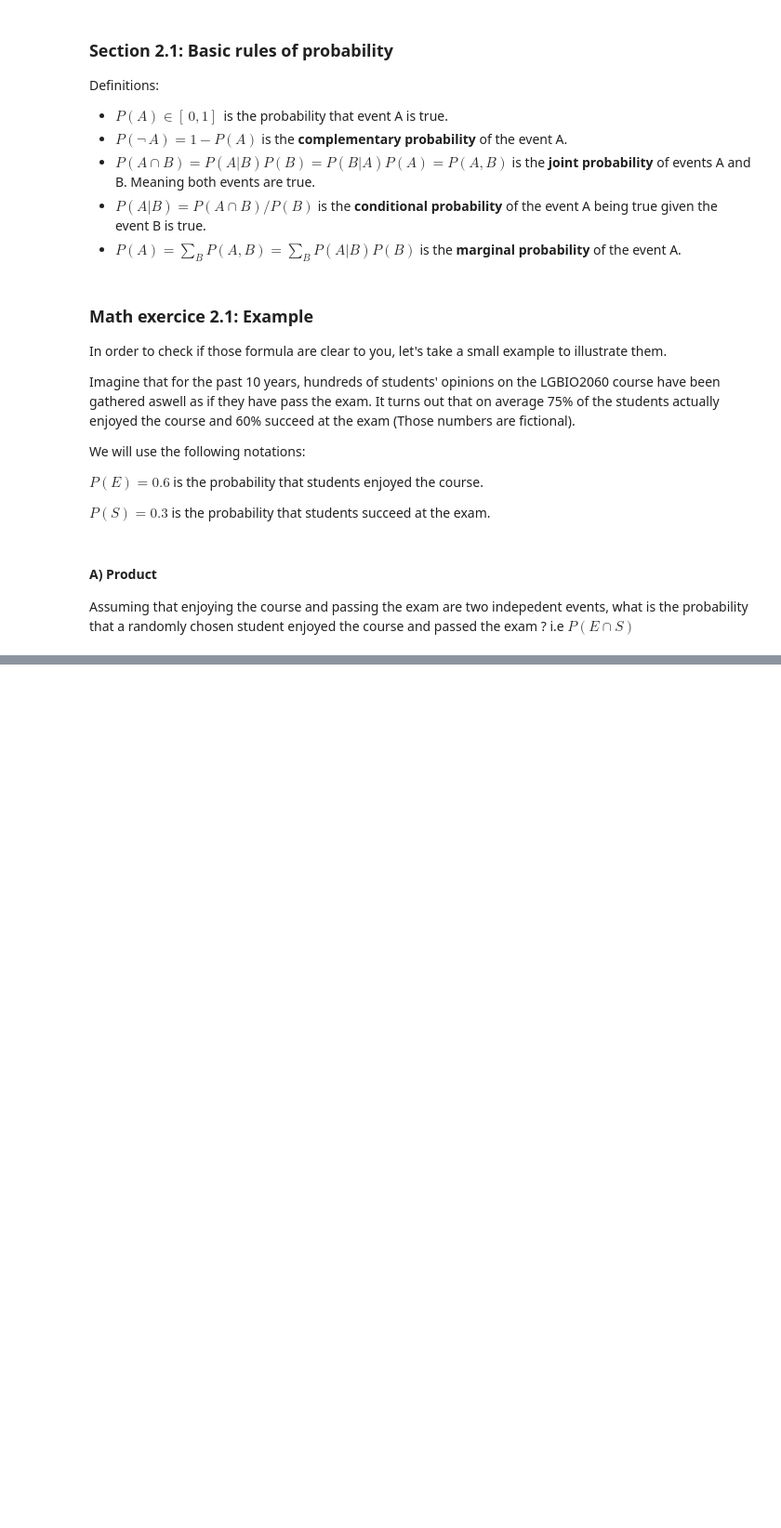
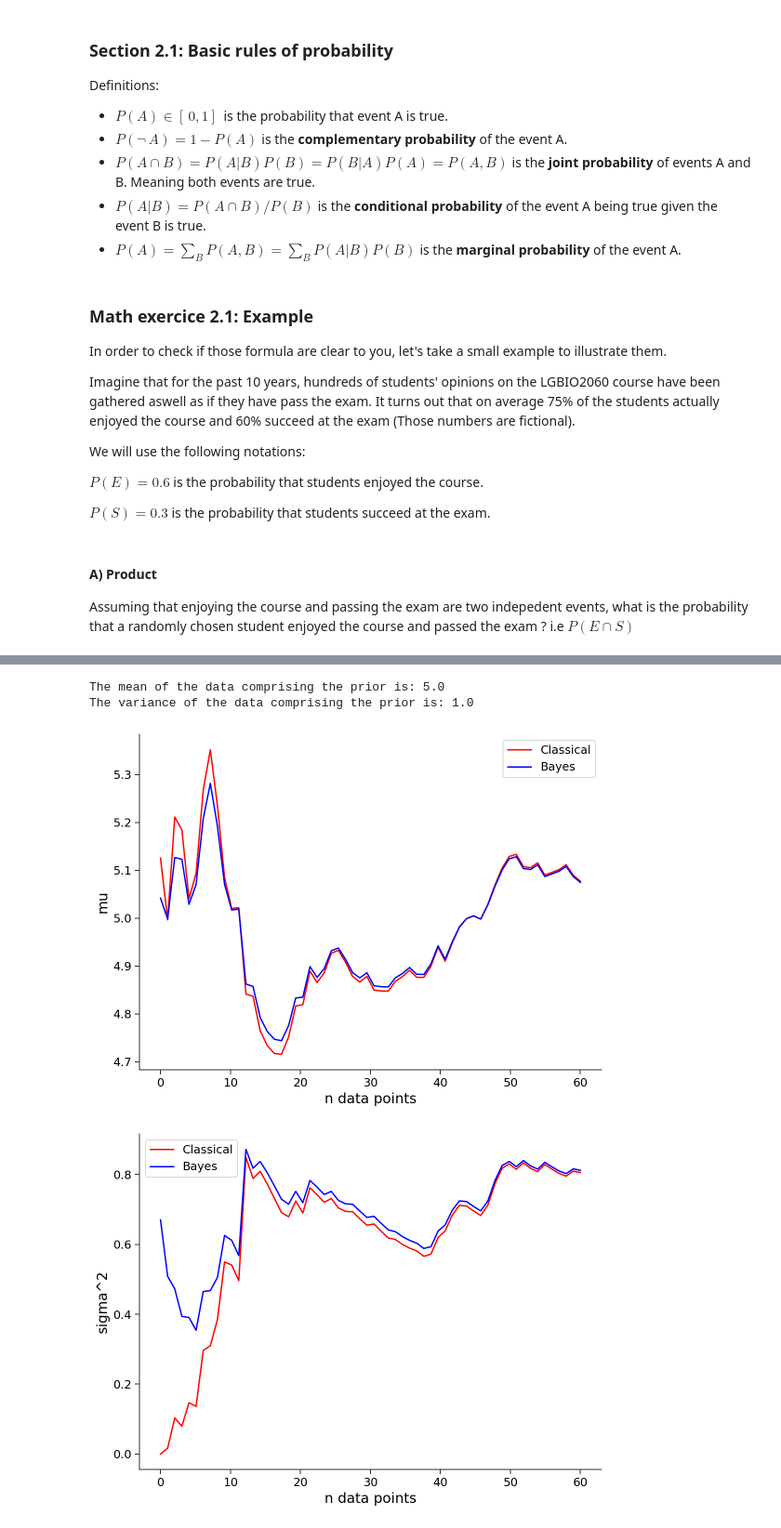
Before and after one commit to svandergoote/LGBIO2060-2022, a Jupyter notebook: LGBIO2060_TP1.ipynb, the cells around one changed output, grey strips where cells are left out. Shown at 93% size. Drawn from its saved outputs; the diff is of its cells as text; code cells hidden in the pictures; blank space fills up the shorter version.

Commit message:
Ajout de la partie Bayes

```diff
--- a/LGBIO2060_TP1.ipynb
+++ b/LGBIO2060_TP1.ipynb
@@ -575,0 +657,66 @@ interactive(children=(FloatSlider(value=7.5, description='mu', max=15.0), FloatS
+# %%
+# @markdown Execute to visualize inference
+
+def classic_vs_bayesian_normal(mu, sigma, num_points, prior):
+  """ Compute both classical and Bayesian inference processes over the range of
+  data sample sizes (num_points) for a normal distribution with parameters
+  mu,sigma for comparison.
+
+  Args:
+    mu (scalar): the mean parameter of the normal distribution
+    sigma (scalar): the standard deviation parameter of the normal distribution
+    num_points (int): max number of points to use for inference
+    prior (ndarray): prior data points for Bayesian inference
+
+  Returns:
+    mean_classic (ndarray): estimate mean parameter via classic inference
+    var_classic (ndarray): estimate variance parameter via classic inference
+    mean_bayes (ndarray): estimate mean parameter via Bayesian inference
+    var_bayes (ndarray): estimate variance parameter via Bayesian inference
+  """
+
+  # Initialize the classical and Bayesian inference arrays that will estimate
+  # the normal parameters given a certain number of randomly sampled data points
+  mean_classic = np.zeros(num_points)
+  var_classic = np.zeros(num_points)
+
+  mean_bayes = np.zeros(num_points)
+  var_bayes = np.zeros(num_points)
+
+  for nData in range(num_points):
+
+    random_num_generator = default_rng(0)
+    x = random_num_generator.normal(mu, sigma, nData + 1)
+
+    # Compute the mean of those points and set the corresponding array entry to this value
+    mean_classic[nData] = np.mean(x)
+
+    # Compute the variance of those points and set the corresponding array entry to this value
+    var_classic[nData] = np.var(x)
+
+    # Bayesian inference with the given prior is performed below for you
+    xsupp = np.hstack((x, prior))
+    mean_bayes[nData] = np.mean(xsupp)
+    var_bayes[nData] = np.var(xsupp)
+
+  return mean_classic, var_classic, mean_bayes, var_bayes
+
+# Set random seed
+np.random.seed(0)
+
+# Set normal distribution parameters, mu and sigma
+mu = 5
+sigma = 1
+
+# Set the prior to be two new data points, 4 and 6, and print the mean and variance
+prior = np.array((4, 6))
+print("The mean of the data comprising the prior is: " + str(np.mean(prior)))
+print("The variance of the data comprising the prior is: " + str(np.var(prior)))
+
+mean_classic, var_classic, mean_bayes, var_bayes = classic_vs_bayesian_normal(mu, sigma, 60, prior)
+plot_classical_vs_bayesian_normal(60, mean_classic, var_classic, mean_bayes, var_bayes)
+# %% [output]
+The mean of the data comprising the prior is: 5.0
+The variance of the data comprising the prior is: 1.0
+[figure, added]
+[figure, added]
```
Also changed, not shown: parts of 42 cells of this notebook.
